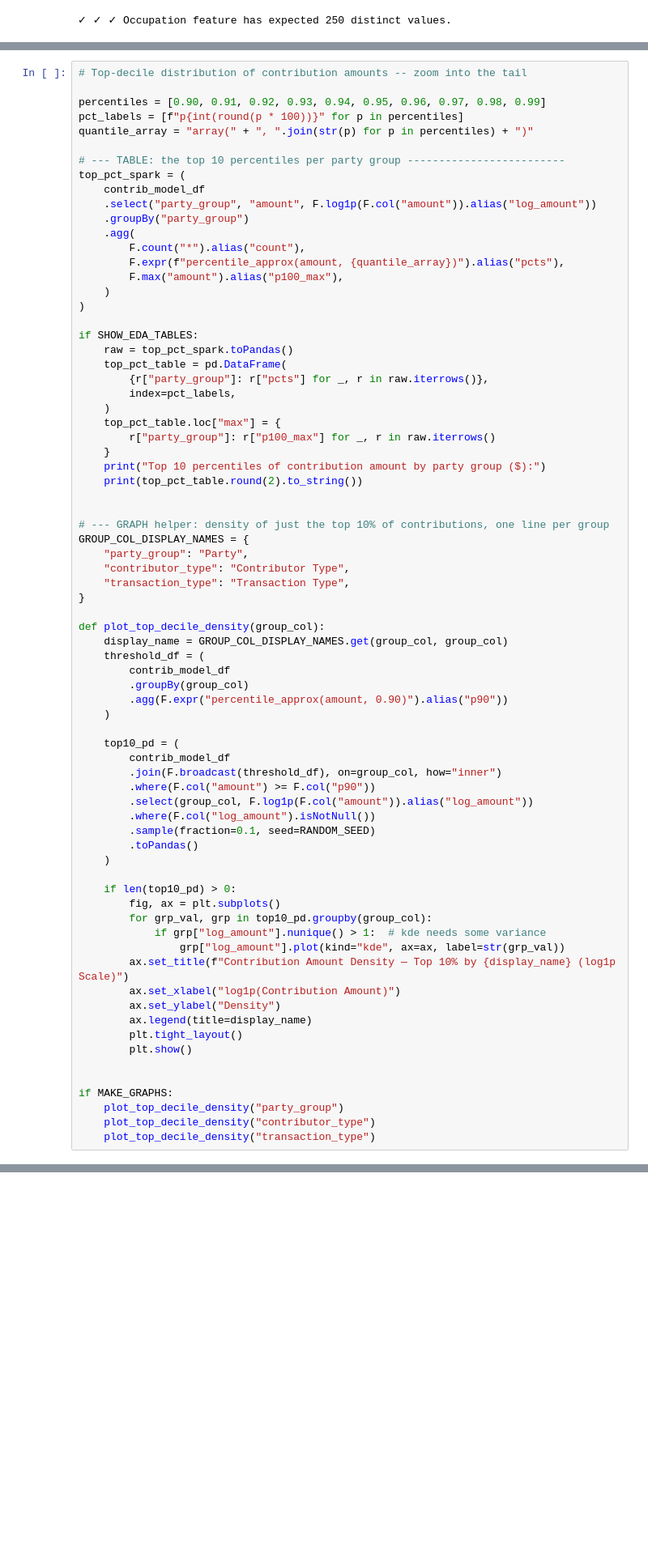
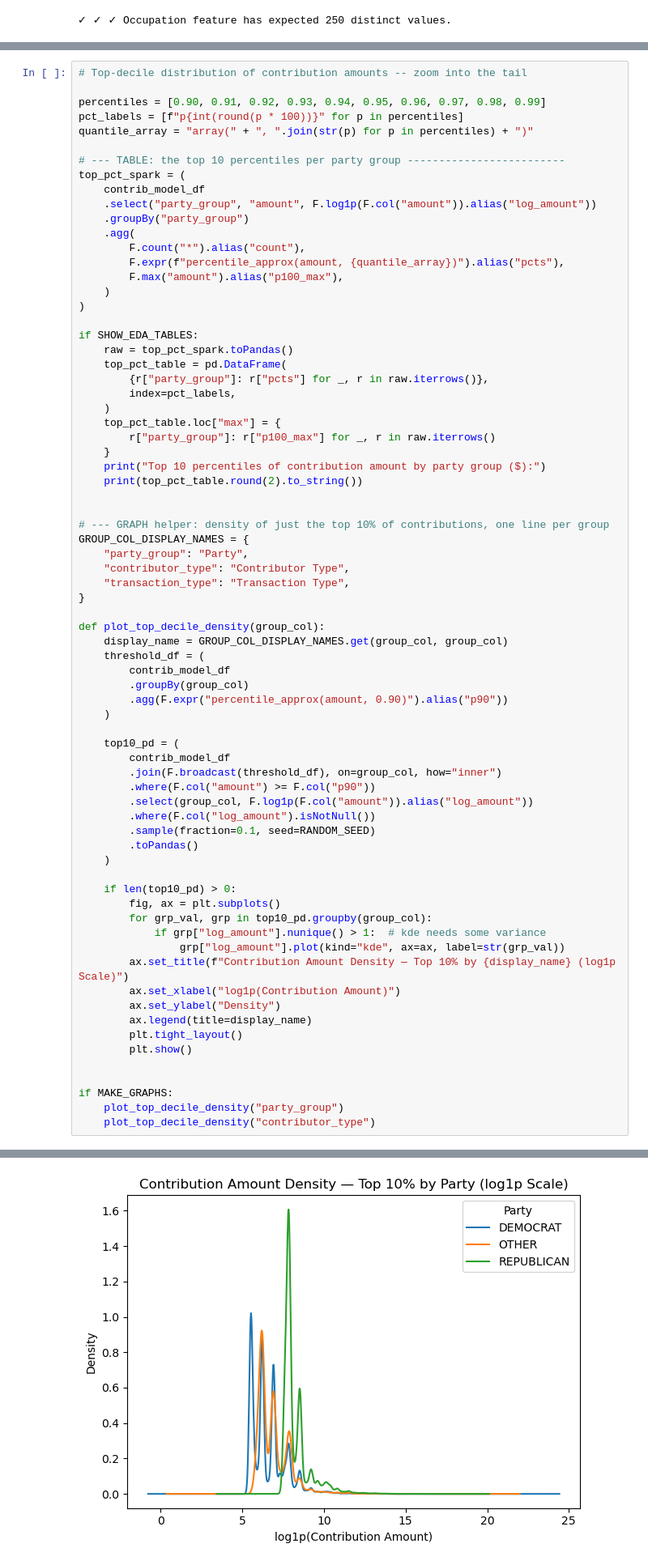
Before and after one commit to cbauerswald/group16_project_ds5110, a Jupyter notebook: Political_Donation_Party_Classification.ipynb, the cells around one changed output, grey strips where cells are left out. Shown at 81% size. Drawn from its saved outputs; the diff is of its cells as text; blank space fills up the shorter version.

Commit message:
adding rendered graphs and eda tables

```diff
--- a/Political_Donation_Party_Classification.ipynb
+++ b/Political_Donation_Party_Classification.ipynb
@@ -1225,4 +1222,4 @@ def plot_top_decile_density(group_col):
 if MAKE_GRAPHS:
     plot_top_decile_density("party_group")
     plot_top_decile_density("contributor_type")
-    plot_top_decile_density("transaction_type")
+# %% [output]
@@ -1228,0 +1239 @@ if MAKE_GRAPHS:
+[figure, added]
```
Also changed, not shown: parts of 13 cells of this notebook.
